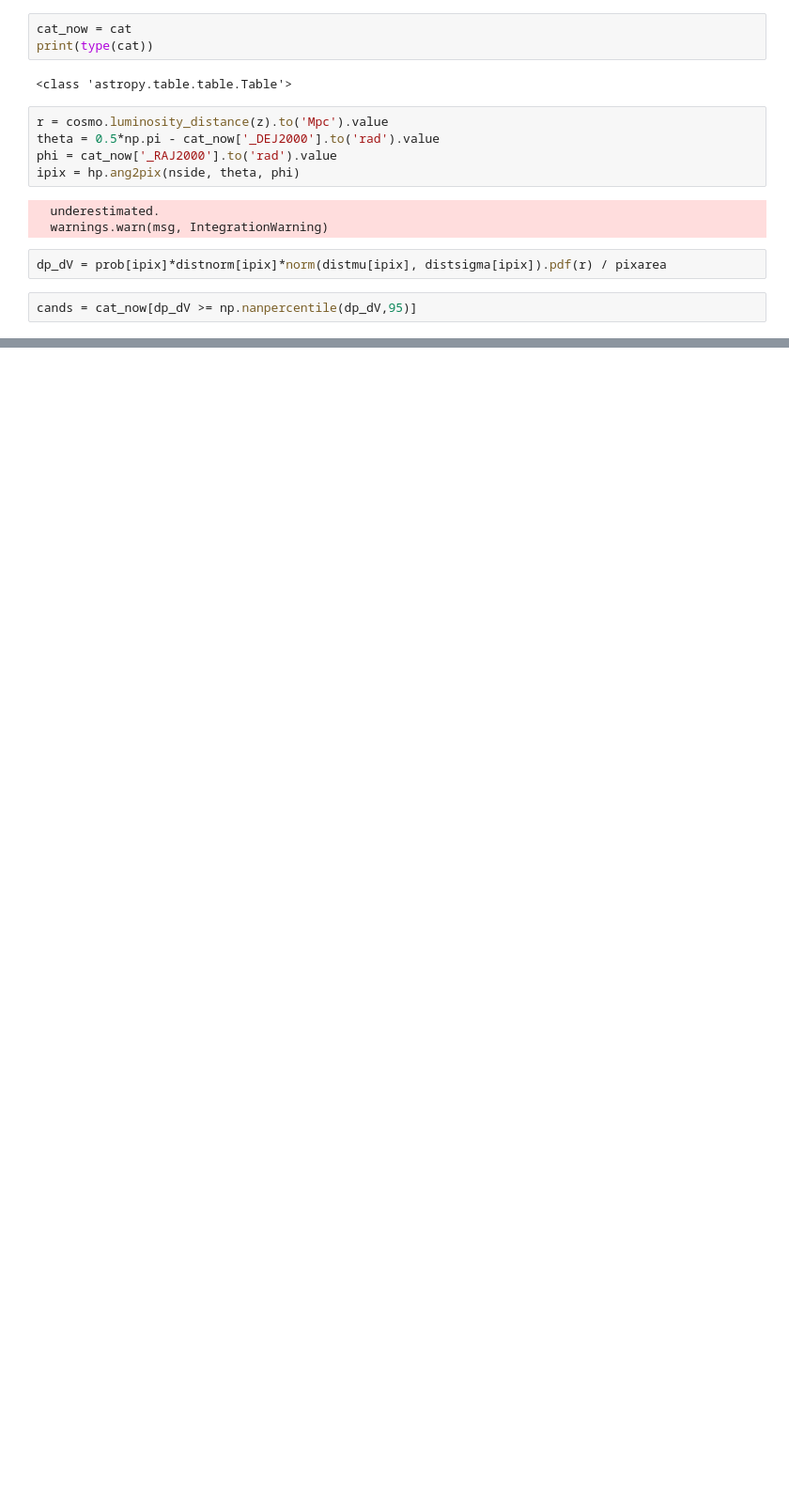
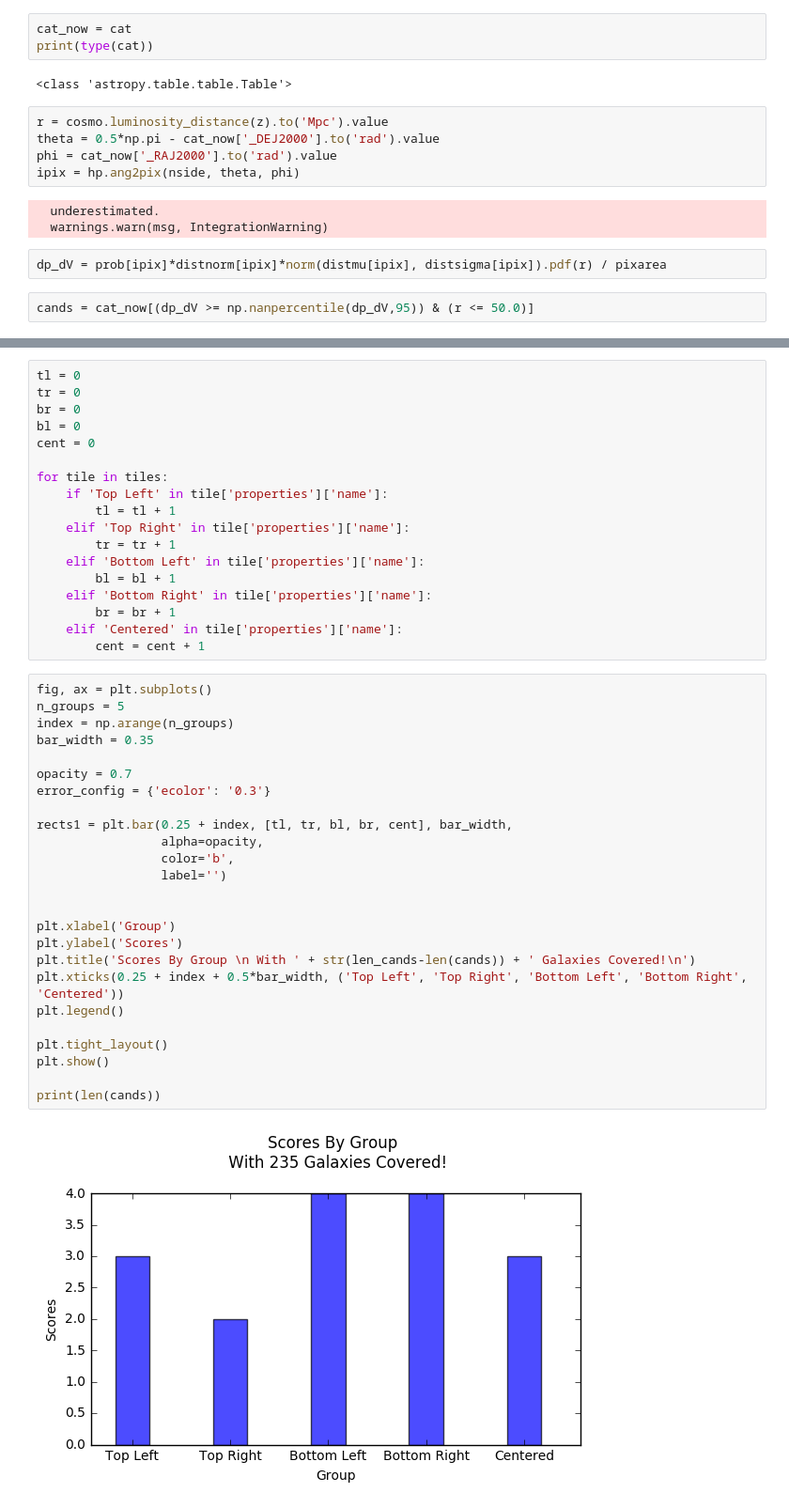
Before and after one commit to panoptes/POCS, a Jupyter notebook: notebooks/Tiling_Algorithm.ipynb, the cells around one changed output, grey strips where cells are left out. Shown at 94% size. Drawn from its saved outputs; the diff is of its cells as text; blank space fills up the shorter version.

```diff
--- a/notebooks/Tiling_Algorithm.ipynb
+++ b/notebooks/Tiling_Algorithm.ipynb
@@ -86,7 +94,7 @@ ipix = hp.ang2pix(nside, theta, phi)
 # %%
 dp_dV = prob[ipix]*distnorm[ipix]*norm(distmu[ipix], distsigma[ipix]).pdf(r) / pixarea
 # %%
-cands = cat_now[dp_dV >= np.nanpercentile(dp_dV,95)]
+cands = cat_now[(dp_dV >= np.nanpercentile(dp_dV,95)) & (r <= 50.0)]
 # %%
 print(len(cands))
 # %% [output]
@@ -270,0 +485,45 @@ IndexError: index 2017 is out of bounds for axis 0 with size 1929
+# %%
+tl = 0
+tr = 0
+br = 0
+bl = 0
+cent = 0
+
+for tile in tiles:
+    if 'Top Left' in tile['properties']['name']:
+        tl = tl + 1
+    elif 'Top Right' in tile['properties']['name']:
+        tr = tr + 1
+    elif 'Bottom Left' in tile['properties']['name']:
+        bl = bl + 1
+    elif 'Bottom Right' in tile['properties']['name']:
+        br = br + 1
+    elif 'Centered' in tile['properties']['name']:
+        cent = cent + 1
+# %%
+fig, ax = plt.subplots()
+n_groups = 5
+index = np.arange(n_groups)
+bar_width = 0.35
+
+opacity = 0.7
+error_config = {'ecolor': '0.3'}
+
+rects1 = plt.bar(0.25 + index, [tl, tr, bl, br, cent], bar_width,
+                 alpha=opacity,
+                 color='b',
+                 label='')
+
+
+plt.xlabel('Group')
+plt.ylabel('Scores')
+plt.title('Scores By Group \n With ' + str(len_cands-len(cands)) + ' Galaxies Covered!\n')
+plt.xticks(0.25 + index + 0.5*bar_width, ('Top Left', 'Top Right', 'Bottom Left', 'Bottom Right', 'Centered'))
+plt.legend()
+
+plt.tight_layout()
+plt.show()
+
+print(len(cands))
+# %% [output]
+[figure, added]
```
Also changed, not shown: parts of 33 cells of this notebook.
